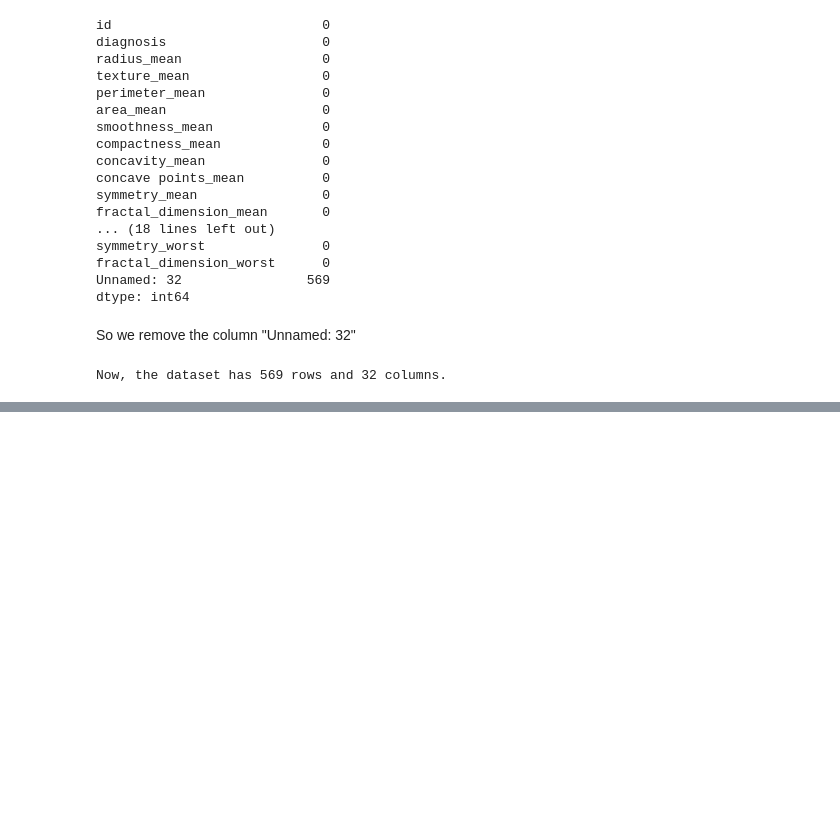
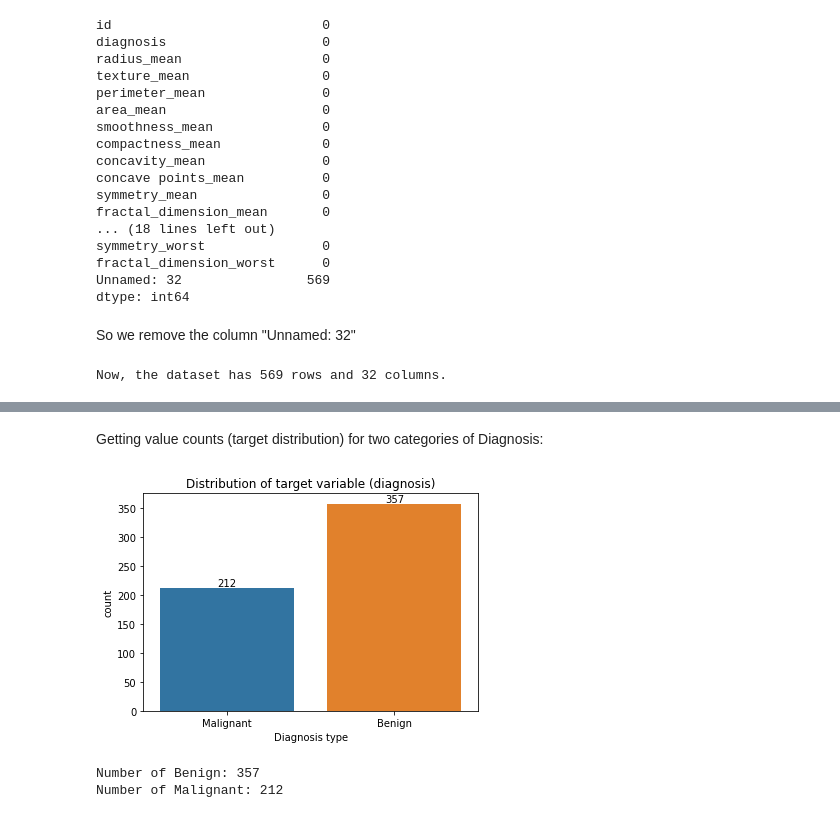
Before and after one commit to aryalsohan0/BreastCancerDiagnosis, a Jupyter notebook: Breast Cancer Analysis.ipynb, the cells around one changed output, grey strips where cells are left out. Drawn from its saved outputs; the diff is of its cells as text; code cells hidden in the pictures; blank space fills up the shorter version.

```diff
--- a/Breast Cancer Analysis.ipynb
+++ b/Breast Cancer Analysis.ipynb
@@ -109,0 +143,2 @@ Now, the dataset has 569 rows and 32 columns.
+# %% [markdown]
+Getting value counts (target distribution) for two categories of Diagnosis:
@@ -109,0 +147,17 @@ Now, the dataset has 569 rows and 32 columns.
+# %%
+ax = sns.countplot(x = "diagnosis", data = data)
+
+ax.bar_label(ax.containers[0], label_type='edge')
+
+plt.xlabel("Diagnosis type")
+plt.xticks([0,1],["Malignant", "Benign"])
+plt.title("Distribution of target variable (diagnosis)")
+plt.show()
+# %% [output]
+[figure, added]
+# %%
+print("Number of Benign: {}".format(n_Benign))
+print("Number of Malignant: {}".format(n_Malignant))
+# %% [output]
+Number of Benign: 357
+Number of Malignant: 212
```
Also changed, not shown: parts of 53 cells of this notebook, 1 other file.
